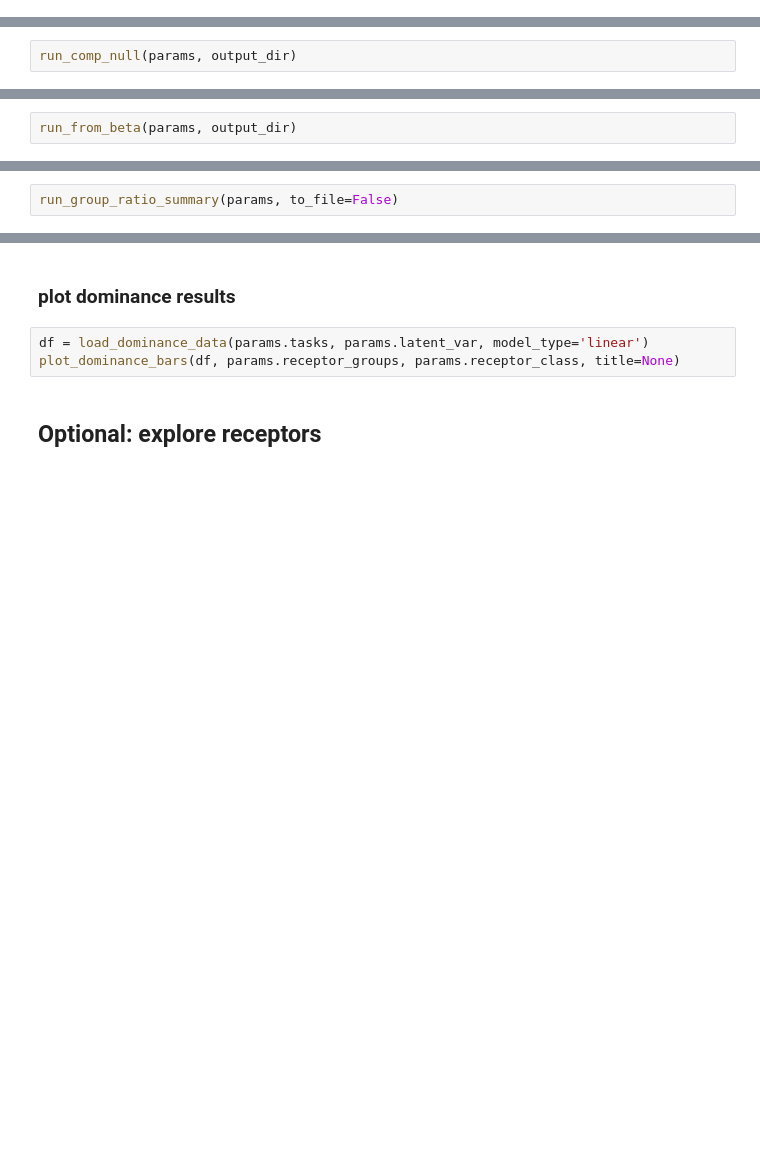
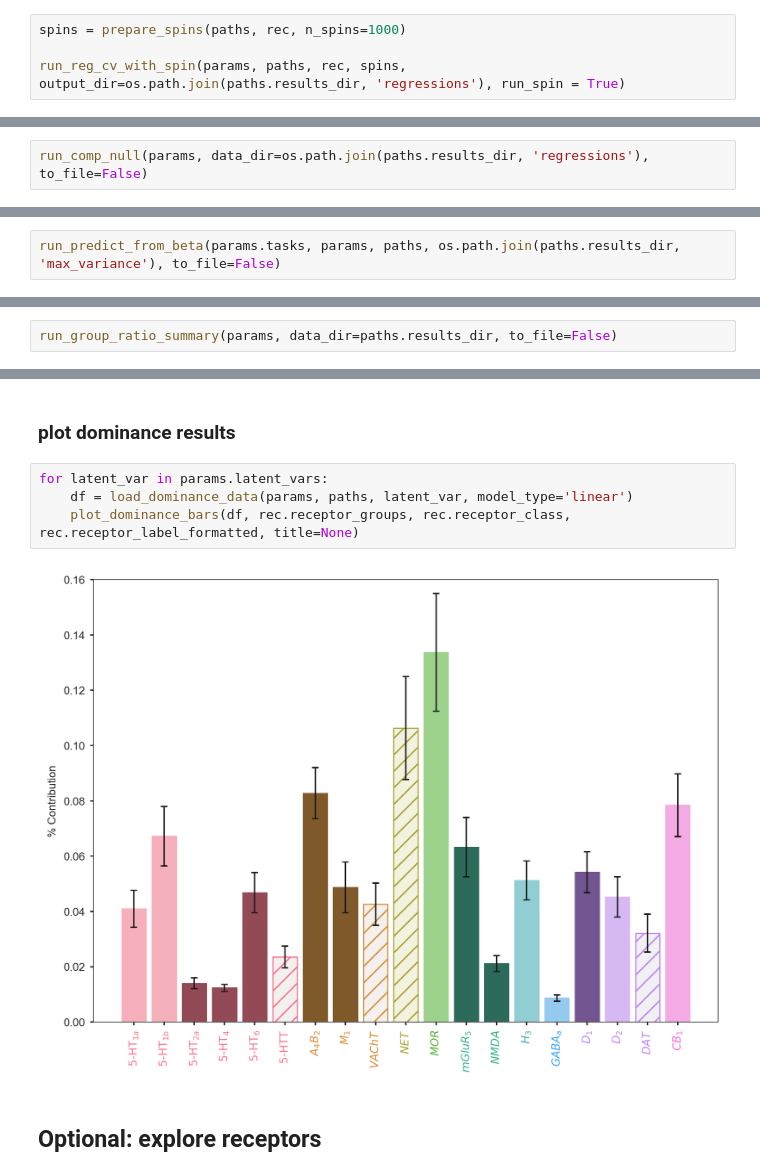
Before and after one commit to TheComputationalBrain/neuromodulation_assay, a Jupyter notebook: analysis_demo.ipynb, the cells around one changed output, grey strips where cells are left out. Saved outputs shown, nothing was run; the diff lists cells and outputs as text; blank space fills up the shorter version.

```diff
--- a/analysis_demo.ipynb
+++ b/analysis_demo.ipynb
@@ -87,0 +98,4 @@ ATTENTION: the cross-validation combined with the spin test is computatianally d
+# %%
+spins = prepare_spins(paths, rec, n_spins=1000)
+
+run_reg_cv_with_spin(params, paths, rec, spins, output_dir=os.path.join(paths.results_dir, 'regressions'), run_spin = True)
@@ -88,4 +120,4 @@ ATTENTION: the cross-validation combined with the spin test is computatianally d
 # %% [markdown]
 ## Variance explained tested for significance.
 # %%
-run_comp_null(params, output_dir)
+run_comp_null(params, data_dir=os.path.join(paths.results_dir, 'regressions'), to_file=False)
@@ -96,4 +134,4 @@ we wirst calculate the maximum explainable variance
 #print percent explained variance
 #option to skip the comparison to the language datatset
 # %%
-run_from_beta(params, output_dir)
+run_predict_from_beta(params.tasks, params, paths, os.path.join(paths.results_dir, 'max_variance'), to_file=False)
@@ -100,2 +142,2 @@ run_from_beta(params, output_dir)
 # %%
-run_group_ratio_summary(params, to_file=False)
+run_group_ratio_summary(params, data_dir=paths.results_dir, to_file=False)
@@ -110,8 +163,11 @@ ATTENTION: this step is very computationally demanding. For the demo, this step
 # %% [markdown]
 ### plot dominance results
 # %%
-df = load_dominance_data(params.tasks, params.latent_var, model_type='linear')
-plot_dominance_bars(df, params.receptor_groups, params.receptor_class, title=None)
+for latent_var in params.latent_vars:
+    df = load_dominance_data(params, paths, latent_var, model_type='linear')
+    plot_dominance_bars(df, rec.receptor_groups, rec.receptor_class, rec.receptor_label_formatted, title=None)
+# %% [output]
+[figure, added]
 # %% [markdown]
 ## Optional: explore receptors
 # %%
```
Also changed, not shown: parts of 12 cells of this notebook.
